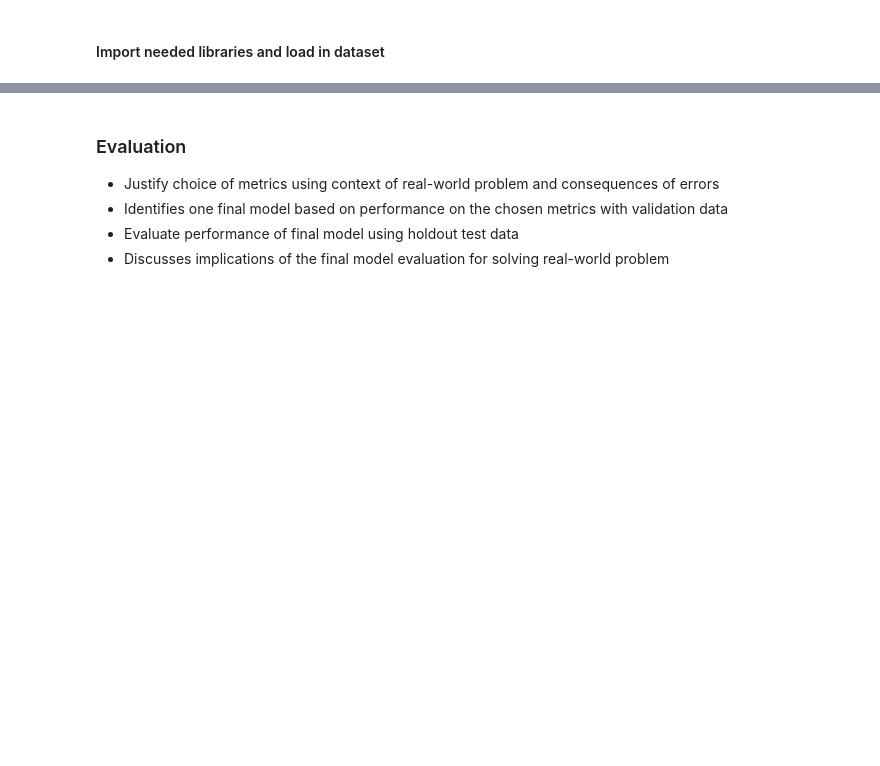
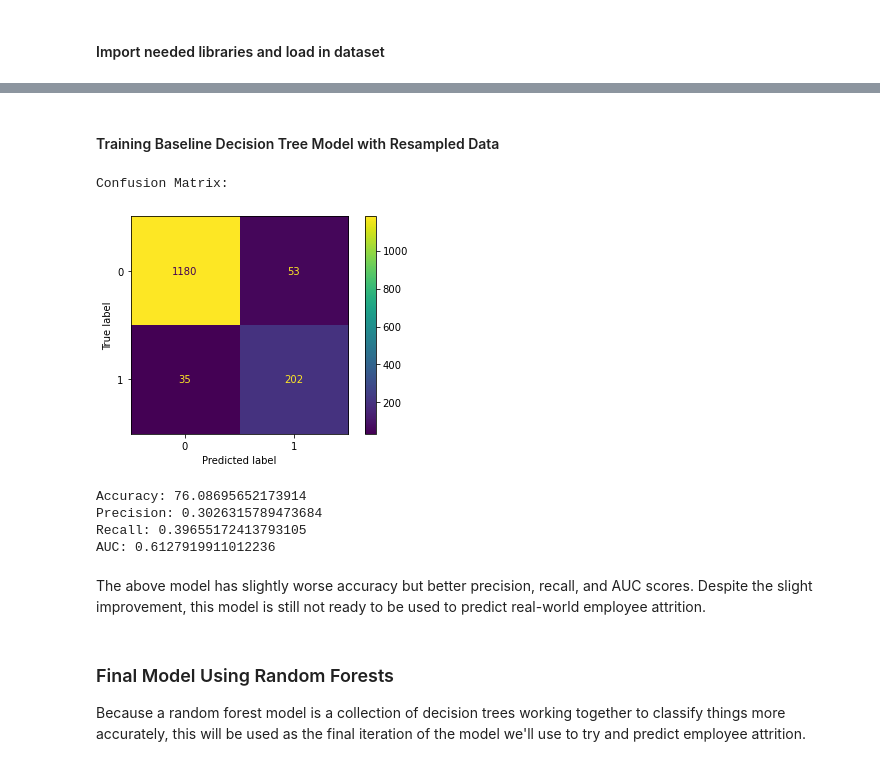
Before and after one commit to mehince/phase2-capstone, a Jupyter notebook: Code/Predicting Employee Attrition Using Decision Trees and Random Forests.ipynb, the cells around one changed output, grey strips where cells are left out. Saved outputs shown, nothing was run; the diff lists cells and outputs as text; code cells hidden in the pictures; blank space fills up the shorter version.

Commit message:
Finalizing code

```diff
--- a/Code/Predicting Employee Attrition Using Decision Trees and Random Forests.ipynb
+++ b/Code/Predicting Employee Attrition Using Decision Trees and Random Forests.ipynb
@@ -57,0 +484,12 @@ df.shape
+# %%
+# using SMOTE to resample data
+from imblearn.over_sampling import SMOTE
+
+print("Classifications BEFORE Resample:")
+print(y_train.value_counts())
+
+X_train_resample, y_train_resample = SMOTE().fit_resample(X_train, y_train)
+
+# should have same number of each classification
+print("\nClassifications AFTER Resample:")
+print(pd.Series(y_train_resample).value_counts())
@@ -58,6 +506,24 @@ df.shape
+# %% [markdown]
+#### Training Baseline Decision Tree Model with Resampled Data
+# %%
+# training classifier object
+attrition_classifier_resample = DecisionTreeClassifier(criterion='entropy', random_state=seed)
+attrition_classifier_resample.fit(X_train_resample, y_train_resample)
+
+# make predicitons
+y_pred_resample = attrition_classifier_resample.predict(X_test)
+# %%
+# evaluate model trained with resampled data
+evaluate_model(attrition_classifier_resample, X, y, y_test, y_pred_resample)
+# %% [output]
+Confusion Matrix:
+[figure, added]
+Accuracy: 76.08695652173914
+Precision: 0.3026315789473684
+Recall: 0.39655172413793105
+AUC: 0.6127919911012236
+# %% [markdown]
+The above model has slightly worse accuracy but better precision, recall, and AUC scores. Despite the slight improvement, this model is still not ready to be used to predict real-world employee attrition.
 # %% [markdown]
-### Evaluation
-- Justify choice of metrics using context of real-world problem and consequences of errors
-- Identifies one final model based on performance on the chosen metrics with validation data
-- Evaluate performance of final model using holdout test data
-- Discusses implications of the final model evaluation for solving real-world problem
+### Final Model Using Random Forests
+Because a random forest model is a collection of decision trees working together to classify things more accurately, this will be used as the final iteration of the model we'll use to try and predict employee attrition.
```
Also changed, not shown: parts of 48 cells of this notebook, 2 other files.
